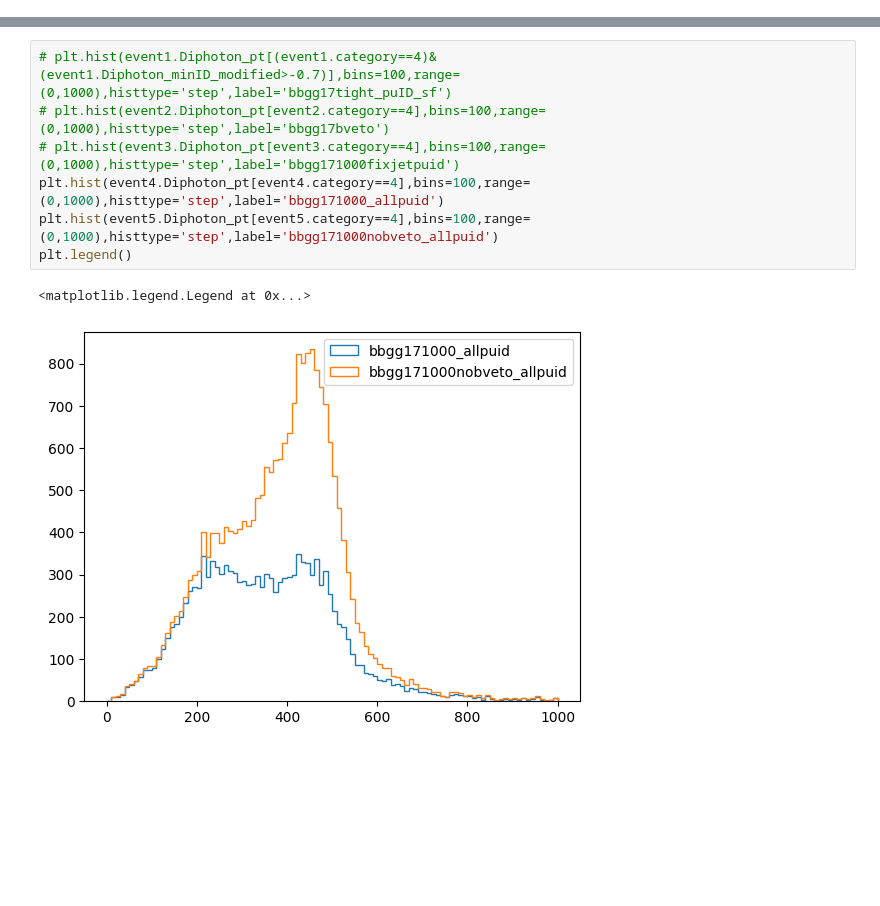
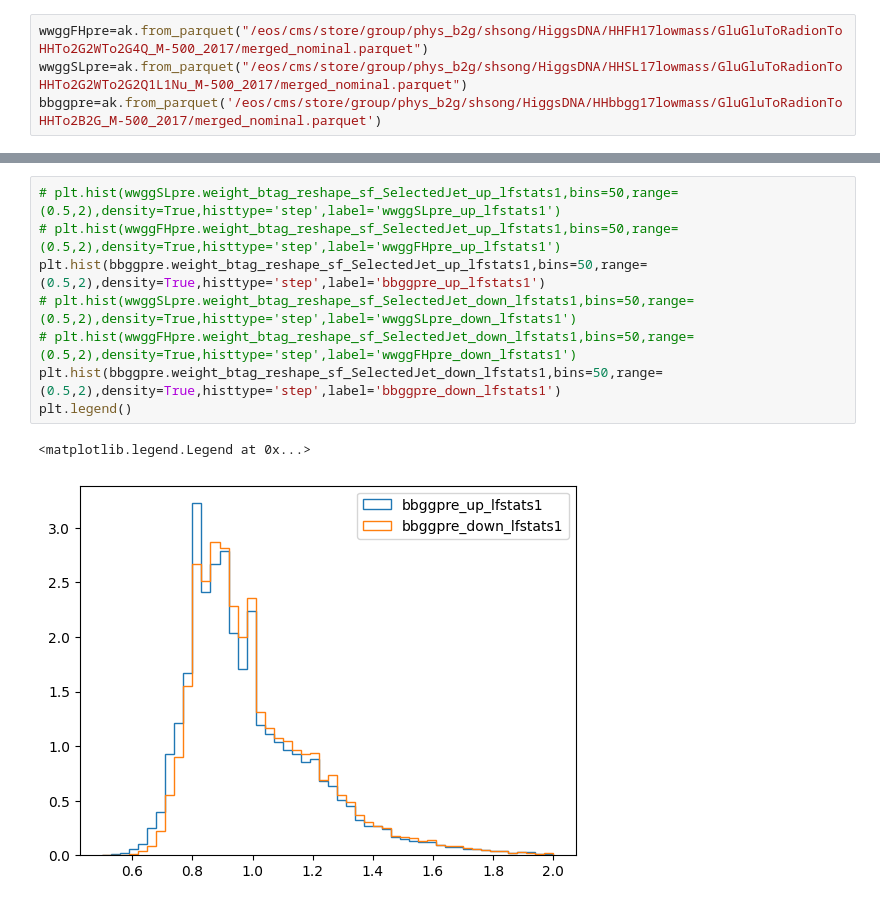
Before and after one commit to shaoweisong/HiggsDNA, a Jupyter notebook: higgs_dna/systematics/test.ipynb, the cells around one changed output, grey strips where cells are left out. Drawn from its saved outputs; the diff is of its cells as text; blank space fills up the shorter version.

```diff
--- a/higgs_dna/systematics/test.ipynb
+++ b/higgs_dna/systematics/test.ipynb
@@ -15,0 +6,4 @@ plt.hist(fatjet_bb[ak.argsort(fatjet_bb,axis=-1,ascending=False)][:,0],bins=100,
+# %%
+wwggFHpre=ak.from_parquet("/eos/cms/store/group/phys_b2g/shsong/HiggsDNA/HHFH17lowmass/GluGluToRadionToHHTo2G2WTo2G4Q_M-500_2017/merged_nominal.parquet")
+wwggSLpre=ak.from_parquet("/eos/cms/store/group/phys_b2g/shsong/HiggsDNA/HHSL17lowmass/GluGluToRadionToHHTo2G2WTo2G2Q1L1Nu_M-500_2017/merged_nominal.parquet")
+bbggpre=ak.from_parquet('/eos/cms/store/group/phys_b2g/shsong/HiggsDNA/HHbbgg17lowmass/GluGluToRadionToHHTo2B2G_M-500_2017/merged_nominal.parquet')
@@ -16,10 +44,11 @@ plt.hist(fatjet_bb[ak.argsort(fatjet_bb,axis=-1,ascending=False)][:,0],bins=100,
 # %%
-# plt.hist(event1.Diphoton_pt[(event1.category==4)&(event1.Diphoton_minID_modified>-0.7)],bins=100,range=(0,1000),histtype='step',label='bbgg17tight_puID_sf')
-# plt.hist(event2.Diphoton_pt[event2.category==4],bins=100,range=(0,1000),histtype='step',label='bbgg17bveto')
-# plt.hist(event3.Diphoton_pt[event3.category==4],bins=100,range=(0,1000),histtype='step',label='bbgg171000fixjetpuid')
-plt.hist(event4.Diphoton_pt[event4.category==4],bins=100,range=(0,1000),histtype='step',label='bbgg171000_allpuid')
-plt.hist(event5.Diphoton_pt[event5.category==4],bins=100,range=(0,1000),histtype='step',label='bbgg171000nobveto_allpuid')
+# plt.hist(wwggSLpre.weight_btag_reshape_sf_SelectedJet_up_lfstats1,bins=50,range=(0.5,2),density=True,histtype='step',label='wwggSLpre_up_lfstats1')
+# plt.hist(wwggFHpre.weight_btag_reshape_sf_SelectedJet_up_lfstats1,bins=50,range=(0.5,2),density=True,histtype='step',label='wwggFHpre_up_lfstats1')
+plt.hist(bbggpre.weight_btag_reshape_sf_SelectedJet_up_lfstats1,bins=50,range=(0.5,2),density=True,histtype='step',label='bbggpre_up_lfstats1')
+# plt.hist(wwggSLpre.weight_btag_reshape_sf_SelectedJet_down_lfstats1,bins=50,range=(0.5,2),density=True,histtype='step',label='wwggSLpre_down_lfstats1')
+# plt.hist(wwggFHpre.weight_btag_reshape_sf_SelectedJet_down_lfstats1,bins=50,range=(0.5,2),density=True,histtype='step',label='wwggFHpre_down_lfstats1')
+plt.hist(bbggpre.weight_btag_reshape_sf_SelectedJet_down_lfstats1,bins=50,range=(0.5,2),density=True,histtype='step',label='bbggpre_down_lfstats1')
 plt.legend()
 # %% [output]
 <matplotlib.legend.Legend at 0x...>
-[figure, old version]
+[figure, new version]
```
Also changed, not shown: parts of 15 cells of this notebook, 14 other files.
